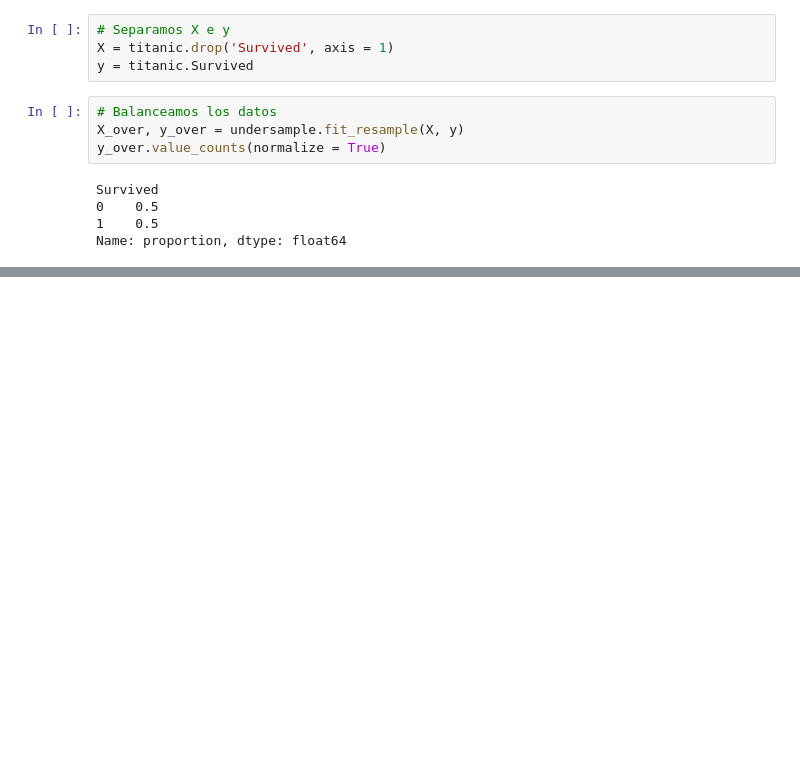
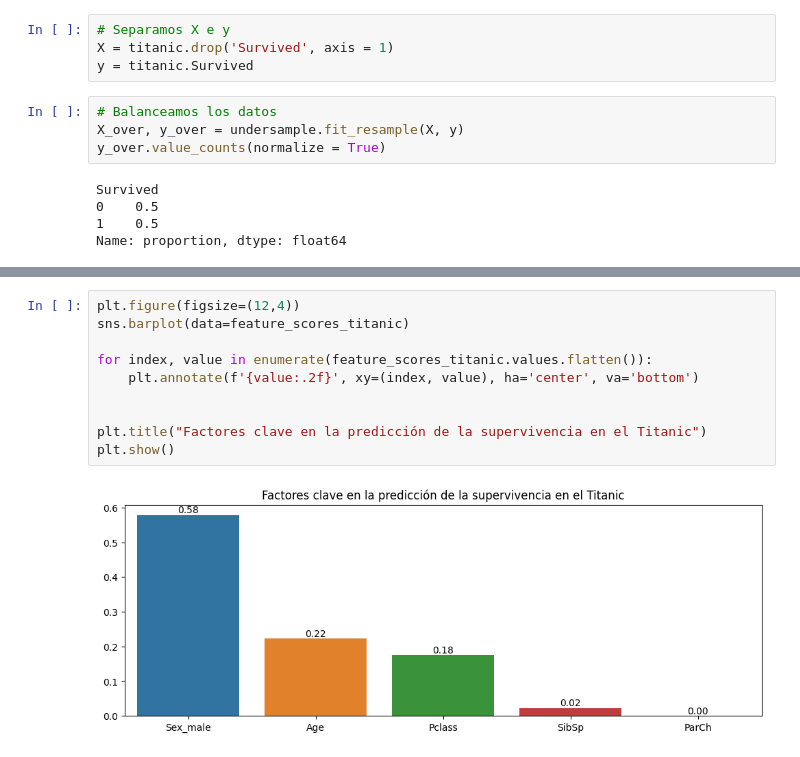
Before and after one commit to bpizarrop/bpizarrop, a Jupyter notebook: Machine learning Platzi/Arboles de decisión/Arboles de decisión.ipynb, the cells around one changed output, grey strips where cells are left out. Saved outputs shown, nothing was run; the diff lists cells and outputs as text; blank space fills up the shorter version.

```diff
--- a/Machine learning Platzi/Arboles de decisión/Arboles de decisión.ipynb
+++ b/Machine learning Platzi/Arboles de decisión/Arboles de decisión.ipynb
@@ -180,0 +249,12 @@ from sklearn.model_selection import GridSearchCV
+# %%
+plt.figure(figsize=(12,4))
+sns.barplot(data=feature_scores_titanic)
+
+for index, value in enumerate(feature_scores_titanic.values.flatten()):
+    plt.annotate(f'{value:.2f}', xy=(index, value), ha='center', va='bottom')
+
+
+plt.title("Factores clave en la predicción de la supervivencia en el Titanic")
+plt.show()
+# %% [output]
+[figure, added]
```
Also changed, not shown: parts of 97 cells of this notebook, 2 other files.
